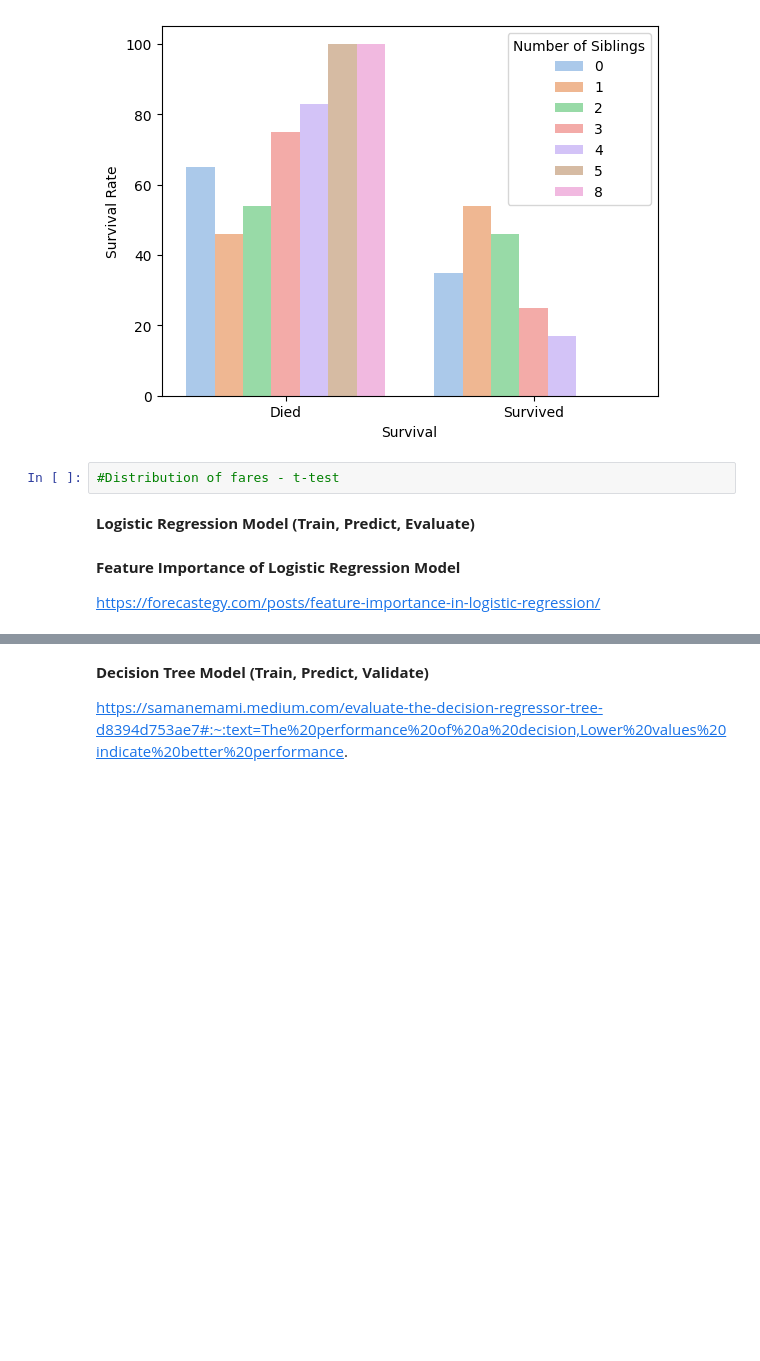
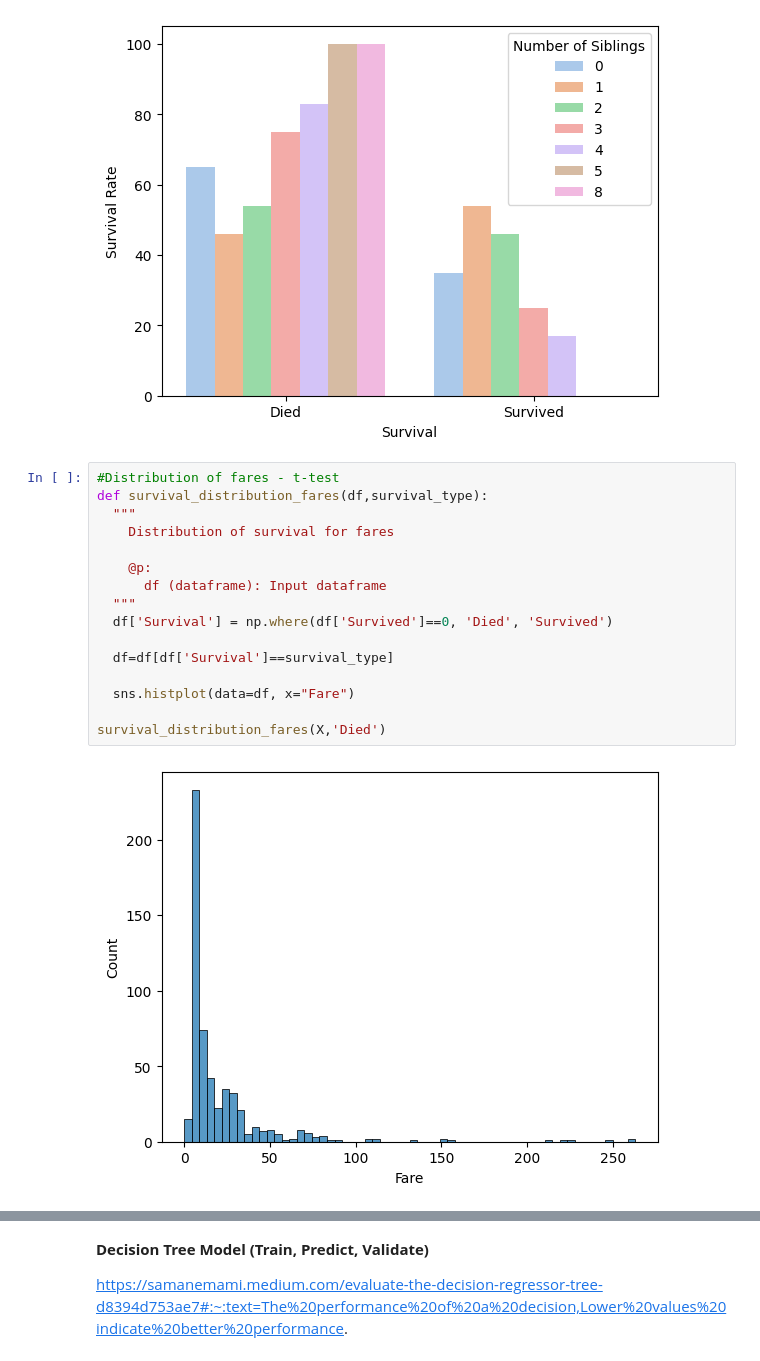
Before and after one commit to rhiats/titanicPrediction, a Jupyter notebook: titanicPred.ipynb, the cells around one changed output, grey strips where cells are left out. Saved outputs shown, nothing was run; the diff lists cells and outputs as text; blank space fills up the shorter version.

```diff
--- a/titanicPred.ipynb
+++ b/titanicPred.ipynb
@@ -276,11 +277,21 @@ def sib_survival(df):
 sib_survival(X)
 # %% [output]
 [figure]
-# %%
-#Distribution of fares - t-test
-# %% [markdown]
-**Logistic Regression Model (Train, Predict, Evaluate)**
-# %% [markdown]
-**Feature Importance of Logistic Regression Model**
-
-https://forecastegy.com/posts/feature-importance-in-logistic-regression/
+# %%
+#Distribution of fares - t-test
+def survival_distribution_fares(df,survival_type):
+  """
+    Distribution of survival for fares
+
+    @p:
+      df (dataframe): Input dataframe
+  """
+  df['Survival'] = np.where(df['Survived']==0, 'Died', 'Survived')
+
+  df=df[df['Survival']==survival_type]
+
+  sns.histplot(data=df, x="Fare")
+
+survival_distribution_fares(X,'Died')
+# %% [output]
+[figure, added]
```
Also changed, not shown: parts of 5 cells of this notebook.
